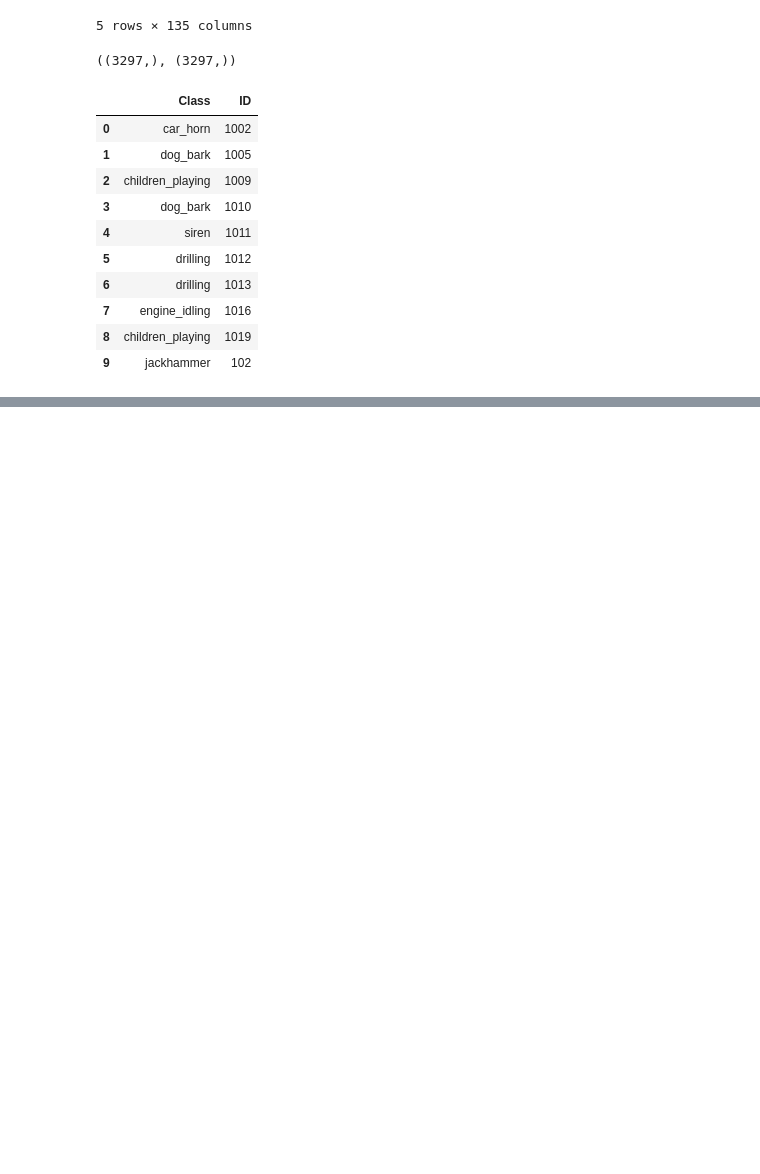
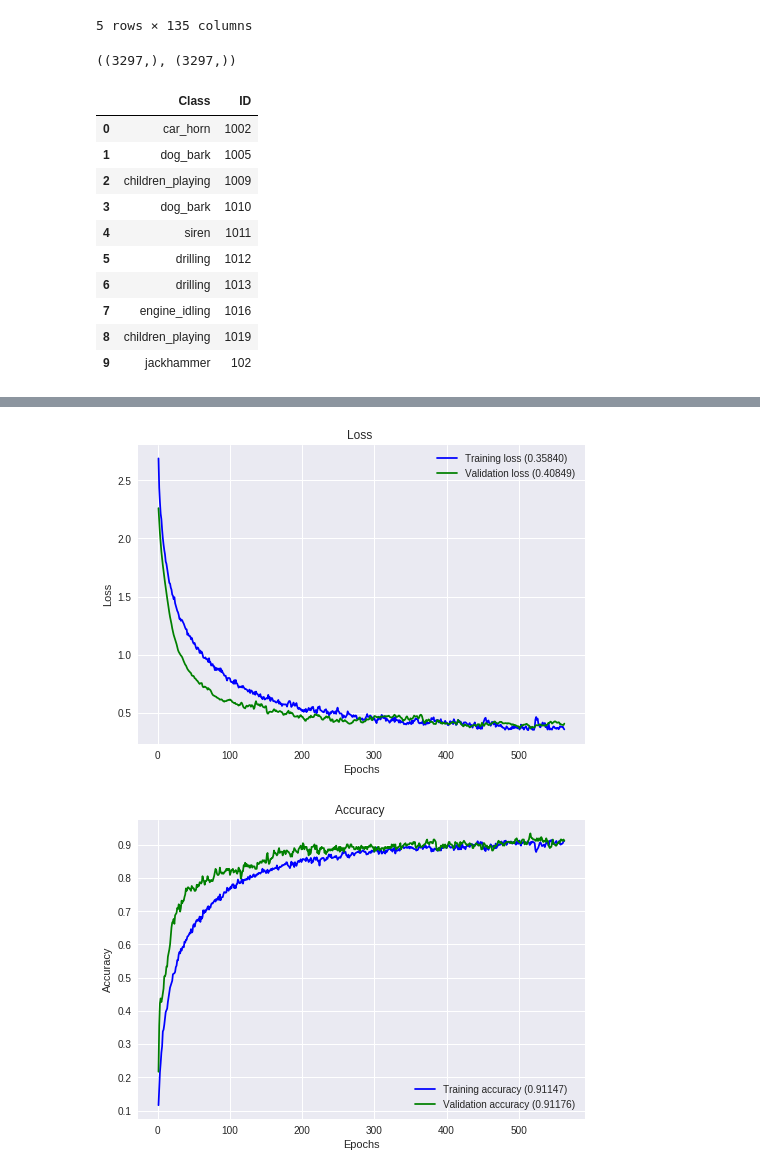
Before and after one commit to olderor/music-classification, a Jupyter notebook: mm_sound_contest.ipynb, the cells around one changed output, grey strips where cells are left out. Drawn from its saved outputs; the diff is of its cells as text; code cells hidden in the pictures; blank space fills up the shorter version.

```diff
--- a/mm_sound_contest.ipynb
+++ b/mm_sound_contest.ipynb
@@ -517,0 +1054,2 @@ files.download('out.csv')
+# %%
+X_train, X_val, y_train, y_val = train_test_split(X_train, y, test_size=0.05, random_state=42)
@@ -517,0 +1064,26 @@ files.download('out.csv')
+# %%
+def get_model(x_shape, y_shape):
+  model = models.Sequential()
+
+  model.add(layers.Dense(167, input_shape=(x_shape,), kernel_regularizer=regularizers.l2(0.0001)))
+  model.add(layers.BatchNormalization())
+  model.add(layers.Activation('relu'))
+  model.add(layers.Dropout(0.5))
+
+  model.add(layers.Dense(167, kernel_regularizer=regularizers.l2(0.0001)))
+  model.add(layers.BatchNormalization())
+  model.add(layers.Activation('relu'))
+  model.add(layers.Dropout(0.5))
+
+  model.add(layers.Dense(42, kernel_regularizer=regularizers.l2(0.0001)))
+  model.add(layers.BatchNormalization())
+  model.add(layers.Activation('relu'))
+  model.add(layers.Dropout(0.5))
+
+  model.add(layers.Dense(y_shape, activation='softmax'))
+
+  model.compile(loss=losses.categorical_crossentropy, optimizer=optimizers.Adam(lr=0.001), metrics=['accuracy'])
+  return model
+# %%
+cbs = [callbacks.EarlyStopping(
+    monitor='loss', min_delta=0, patience=50, mode='auto', restore_best_weights=True)]
@@ -517,0 +1114,8 @@ files.download('out.csv')
+# %%
+model = get_model(X_train.shape[1], y_train.shape[1])
+history = model.fit(X_train,
+                    y_train,
+                    epochs=2000,
+                    batch_size=512,
+                    validation_data=(X_val, y_val),
+                    callbacks=cbs)
@@ -517,0 +1167,5 @@ files.download('out.csv')
+# %%
+plot_history(history)
+# %% [output]
+[figure, added]
+[figure, added]
```
Also changed, not shown: parts of 182 cells of this notebook.
